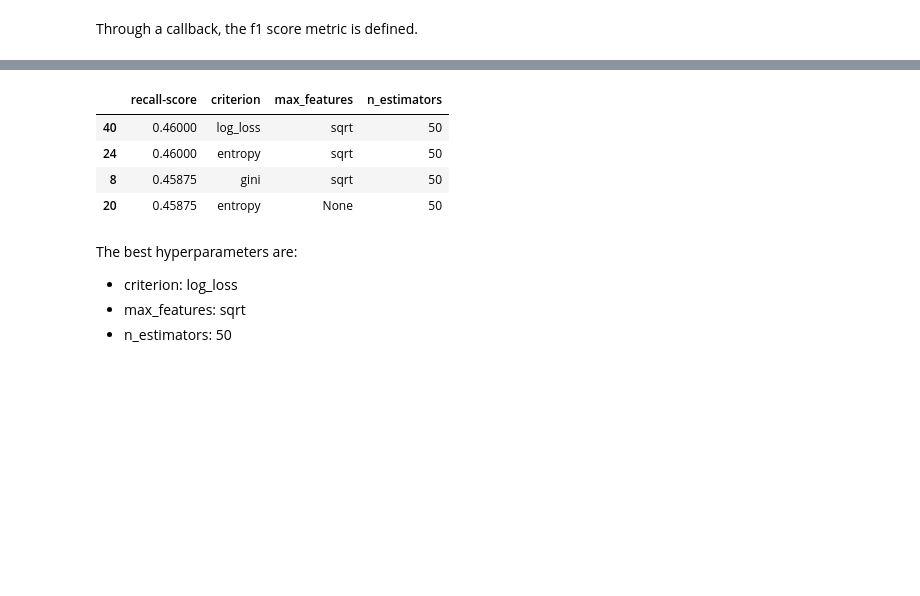
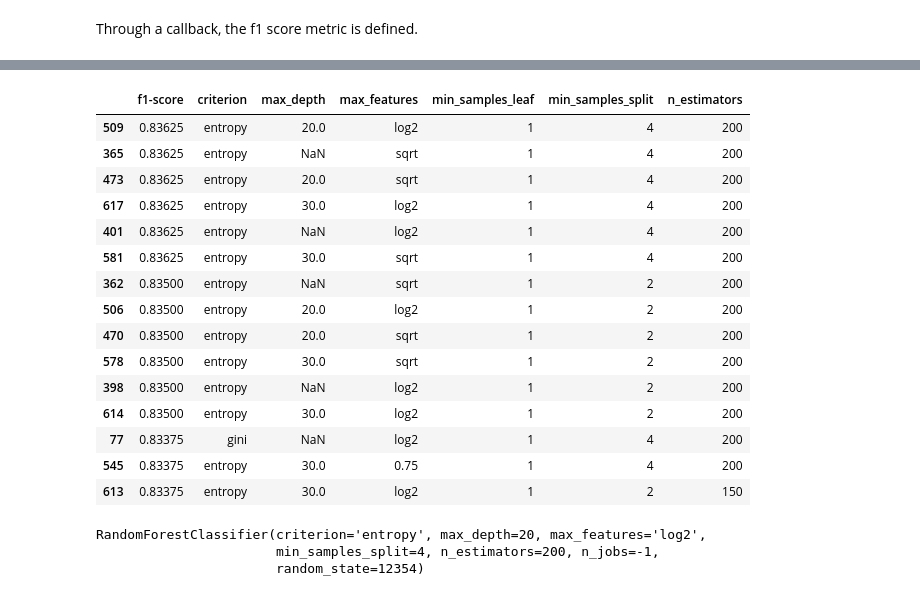
Before and after one commit to Kaiziferr/ensemble-and-multi-models, a Jupyter notebook: 1_ensemble/bagging/random_forest/01_random_forest_oob_score.ipynb, the cells around one changed output, grey strips where cells are left out. Drawn from its saved outputs; the diff is of its cells as text; code cells hidden in the pictures; blank space fills up the shorter version.

Commit message:
feat Implementation of the Random Forest OOB score

```diff
--- a/1_ensemble/bagging/random_forest/01_random_forest_oob_score.ipynb
+++ b/1_ensemble/bagging/random_forest/01_random_forest_oob_score.ipynb
@@ -317,4 +538,5 @@ dict_params = ParameterGrid(
 # %%
+start_time = time.time()
 grid = GridSearchCV(
     estimator=RandomForestClassifier(
         n_jobs = -1,
@@ -327,4 +549,5 @@ grid = GridSearchCV(
     refit      = True,
     verbose    = 0,
     return_train_score = True)
-grid.fit(X, y)
+grid.fit(X_train, y_train)
+end_time = time.time()
@@ -409,0 +659,14 @@ The metric allows us to determine that, despite having a high score, the perform
+# %%
+modelo_oob_true = RandomForestClassifier(
+      oob_score = False,
+      n_jobs = -1,
+      random_state = random_seed,
+      criterion = "entropy",
+      max_depth = 20,
+      max_features = "log2",
+      min_samples_leaf = 1,
+      min_samples_split = 4,
+      n_estimators = 200
+  )
+
+modelo_oob_true.fit(X_train, y_train)
@@ -409,0 +677,3 @@ The metric allows us to determine that, despite having a high score, the perform
+# %%
+y_predict = modelo_oob_true.predict(X_test)
+f1_score(y_test, y_predict, average='micro')
@@ -416,9 +688,10 @@ def metrica_oob_score(y, y_predict, **kwards):
   score = f1_score(y, y_predict, average='micro')
   return score
 # %%
+start_time = time.time()
 resultados = {
     'params': [],
-    'recall-score': []
+    'f1-score': []
 }
 
 for params in dict_params:
@@ -431,4 +704,6 @@ for params in dict_params:
 
   model_oobscore.fit(X_train, y_train)
   resultados['params'].append(params)
-  resultados['recall-score'].append(model_oobscore.oob_score_)
+  resultados['f1-score'].append(model_oobscore.oob_score_)
+
+end_time = time.time()
@@ -435,20 +723,44 @@ for params in dict_params:
 # %%
 results_score = pd.DataFrame(resultados)
 results_score = pd.concat(
     [results_score, results_score['params'].apply(pd.Series)], axis=1
 )
 
 results_score = results_score.drop(columns = 'params')
-results_score = results_score.sort_values('recall-score', ascending=False)
-results_score.head(4)
+results_score = results_score.sort_values('f1-score', ascending=False)
+results_score.head(15)
 # %% [output]
-|  | recall-score | criterion | max_features | n_estimators |
-| 40 | 0.46000 | log_loss | sqrt | 50 |
-| 24 | 0.46000 | entropy | sqrt | 50 |
-| 8 | 0.45875 | gini | sqrt | 50 |
-| 20 | 0.45875 | entropy | None | 50 |
+|  | f1-score | criterion | max_depth | max_features | min_samples_leaf | min_samples_split | n_estimators |
+| 509 | 0.83625 | entropy | 20.0 | log2 | 1 | 4 | 200 |
+| 365 | 0.83625 | entropy | NaN | sqrt | 1 | 4 | 200 |
+| 473 | 0.83625 | entropy | 20.0 | sqrt | 1 | 4 | 200 |
+| 617 | 0.83625 | entropy | 30.0 | log2 | 1 | 4 | 200 |
+| 401 | 0.83625 | entropy | NaN | log2 | 1 | 4 | 200 |
+| 581 | 0.83625 | entropy | 30.0 | sqrt | 1 | 4 | 200 |
+| 362 | 0.83500 | entropy | NaN | sqrt | 1 | 2 | 200 |
+| 506 | 0.83500 | entropy | 20.0 | log2 | 1 | 2 | 200 |
+| 470 | 0.83500 | entropy | 20.0 | sqrt | 1 | 2 | 200 |
+| 578 | 0.83500 | entropy | 30.0 | sqrt | 1 | 2 | 200 |
+| 398 | 0.83500 | entropy | NaN | log2 | 1 | 2 | 200 |
+| 614 | 0.83500 | entropy | 30.0 | log2 | 1 | 2 | 200 |
+| 77 | 0.83375 | gini | NaN | log2 | 1 | 4 | 200 |
+| 545 | 0.83375 | entropy | 30.0 | 0.75 | 1 | 4 | 200 |
+| 613 | 0.83375 | entropy | 30.0 | log2 | 1 | 2 | 150 |
-# %% [markdown]
-The best hyperparameters are:
-- criterion: log_loss
-- max_features: sqrt
-- n_estimators: 50
+# %%
+modelo_oob_call = RandomForestClassifier(
+      oob_score = False,
+      n_jobs = -1,
+      random_state = random_seed,
+      criterion = "entropy",
+      max_depth = 20,
+      max_features = "log2",
+      min_samples_leaf = 1,
+      min_samples_split = 4,
+      n_estimators = 200
+  )
+
+modelo_oob_call.fit(X_train, y_train)
+# %% [output]
+RandomForestClassifier(criterion='entropy', max_depth=20, max_features='log2',
+                       min_samples_split=4, n_estimators=200, n_jobs=-1,
+                       random_state=12354)
```
Also changed, not shown: parts of 108 cells of this notebook.
